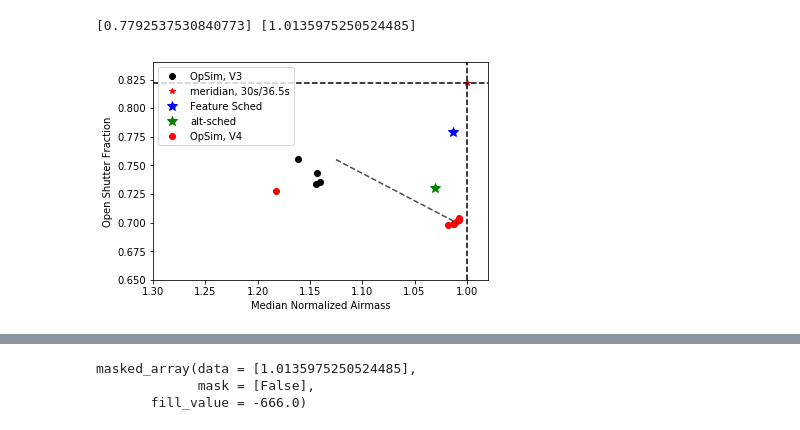
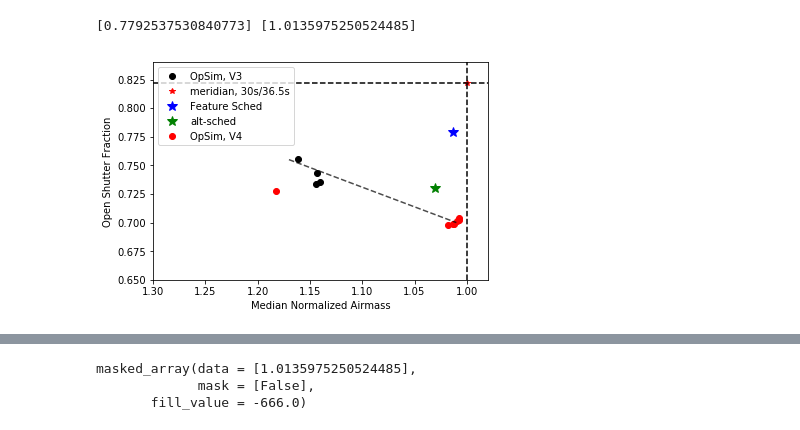
Before and after one commit to yoachim/ScratchStuff, a Jupyter notebook: survey_survey/opsimvtime/wha.ipynb, the cells around one changed output, grey strips where cells are left out. Drawn from its saved outputs; the diff is of its cells as text; code cells hidden in the pictures.

```diff
--- a/survey_survey/opsimvtime/wha.ipynb
+++ b/survey_survey/opsimvtime/wha.ipynb
@@ -204,23 +204,23 @@ print(feature_osf, feature_nair)
 # %%
 max_osf = 30./(32.+4.5)
 plt.plot(normAir, osf, 'ko', label='OpSim, V3')
 plt.xlim([1.3, .98])
 plt.ylim([.65, .84])
 plt.plot(1, max_osf, 'r*', label='meridian, 30s/36.5s')
 plt.xlabel('Median Normalized Airmass')
 plt.ylabel('Open Shutter Fraction')
 plt.axhline(y=max_osf, linestyle='--', color='k')
 plt.axvline(x=1., linestyle='--', color='k')
 
 plt.plot(feature_nair, feature_osf, 'b*', markersize=10, label='Feature Sched')
 
 plt.plot([1.03], [0.73], 'g*', markersize=10, label='alt-sched')
 
 plt.plot(normAir_v4, osf_v4, 'ro', label='OpSim, V4')
 
 
 plt.legend(scatterpoints=1, numpoints=1, loc='upper left')
-plt.plot([1.125,1.01], [0.755, 0.7], 'k--', alpha=0.7)
+plt.plot([1.17,1.01], [0.755, 0.7], 'k--', alpha=0.7)
 plt.savefig('sched_comp.pdf')
 # %% [output]
-[figure, old version]
+[figure, new version]
```
Also changed, not shown: parts of 5 cells of this notebook.
